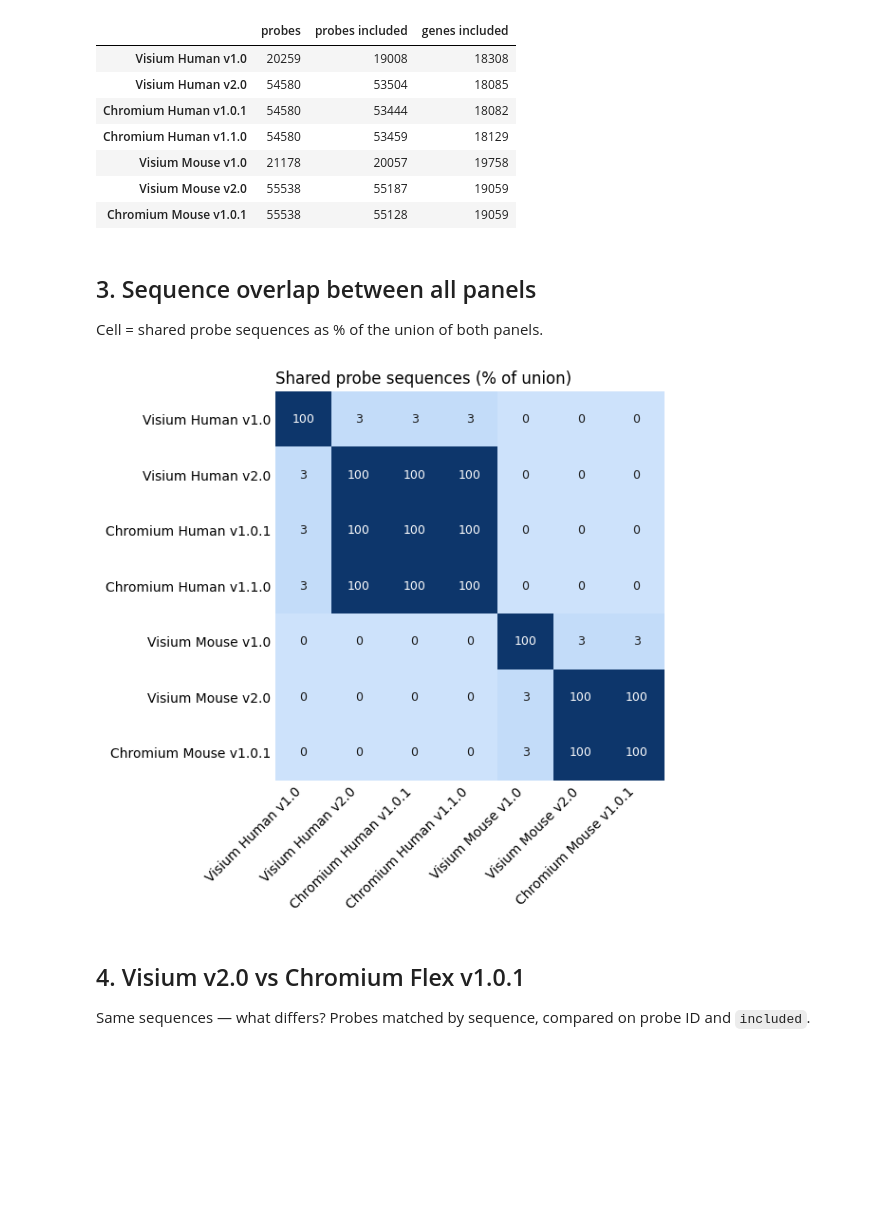
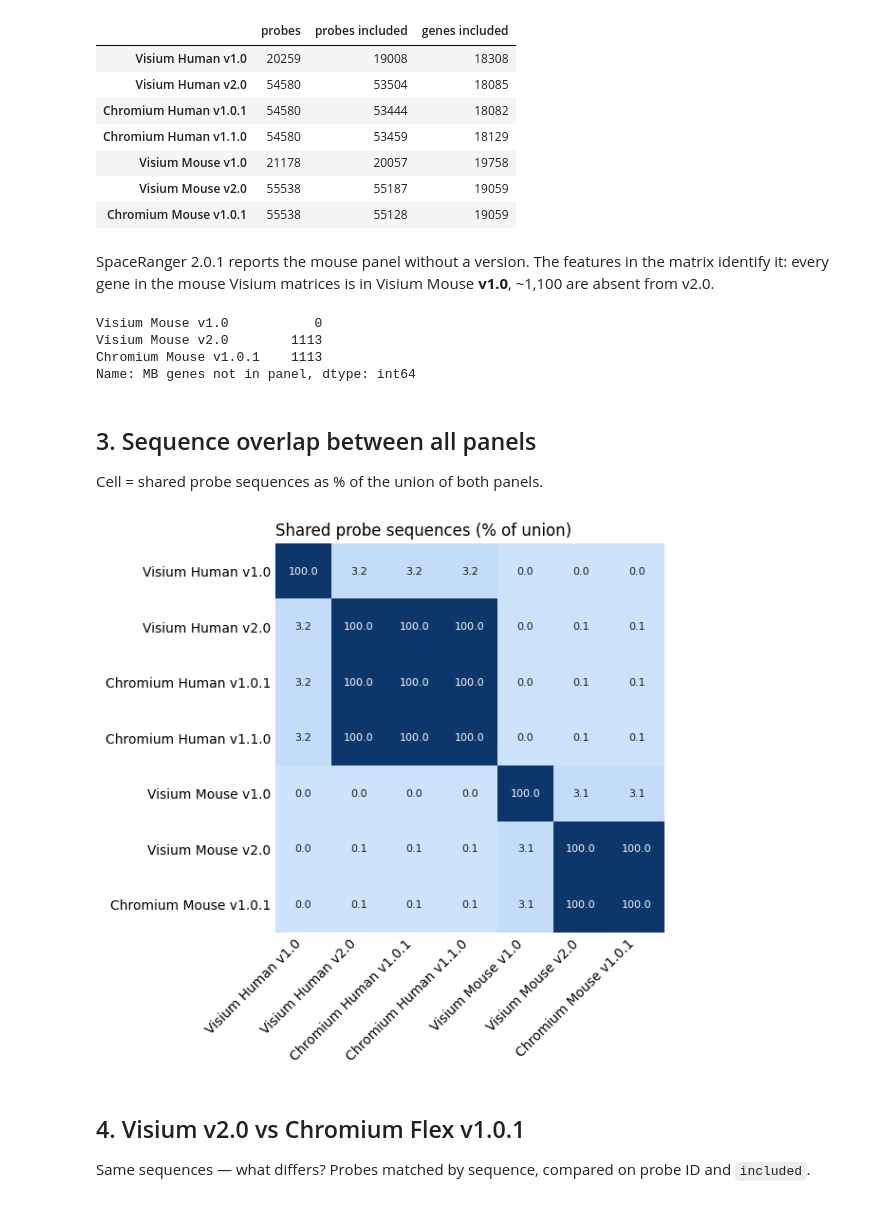
Before and after one commit to spatial-research/SIMPlex_analysis, a Jupyter notebook: scripts/jupyter/technical/probe_overlap.ipynb, the cells around one changed output. Saved outputs shown, nothing was run; the diff lists cells and outputs as text; code cells hidden in the pictures; blank space fills up the shorter version.

```diff
--- a/scripts/jupyter/technical/probe_overlap.ipynb
+++ b/scripts/jupyter/technical/probe_overlap.ipynb
@@ -71,6 +93,18 @@ pd.DataFrame({name: {"probes": len(p),
 | Visium Mouse v1.0 | 21178 | 20057 | 19758 |
 | Visium Mouse v2.0 | 55538 | 55187 | 19059 |
 | Chromium Mouse v1.0.1 | 55538 | 55128 | 19059 |
+# %% [markdown]
+SpaceRanger 2.0.1 reports the mouse panel without a version. The features in the matrix identify it:
+every gene in the mouse Visium matrices is in Visium Mouse **v1.0**, ~1,100 are absent from v2.0.
+# %%
+mb = sc.read_10x_h5(ROOT / "data/spatial/spaceranger/mouse_brain/B/filtered_feature_bc_matrix.h5")
+pd.Series({n: len(set(mb.var.gene_ids) - set(probes[n].gene_id)) for n in PROBE_SETS if "Mouse" in n},
+          name="MB genes not in panel")
+# %% [output]
+Visium Mouse v1.0           0
+Visium Mouse v2.0        1113
+Chromium Mouse v1.0.1    1113
+Name: MB genes not in panel, dtype: int64
 # %% [markdown]
 ## 3. Sequence overlap between all panels
 
@@ -78,28 +112,28 @@ Cell = shared probe sequences as % of the union of both panels.
 # %%
 names = list(probes)
 seqs = {n: set(probes[n].probe_seq) for n in names}
 overlap = pd.DataFrame([[100 * len(seqs[a] & seqs[b]) / len(seqs[a] | seqs[b]) for b in names] for a in names],
                        index=names, columns=names)
 overlap.round(1).to_csv(OUT_DIR / "sequence_overlap_pct.csv")
 
 blues = LinearSegmentedColormap.from_list("blues", ["#cde2fb", "#6da7ec", "#256abf", "#0d366b"])
 fig, ax = plt.subplots(figsize=(7, 6))
 ax.imshow(overlap, cmap=blues, vmin=0, vmax=100)
 for i in range(len(names)):
     for j in range(len(names)):
         v = overlap.iat[i, j]
-        ax.text(j, i, f"{v:.0f}", ha="center", va="center", fontsize=9, color="white" if v > 50 else "#1a1a1a")
+        ax.text(j, i, f"{v:.1f}", ha="center", va="center", fontsize=8, color="white" if v > 50 else "#1a1a1a")
 ax.set_xticks(range(len(names)), names, rotation=45, ha="right")
 ax.set_yticks(range(len(names)), names)
 ax.tick_params(length=0)
 for s in ax.spines.values():
     s.set_visible(False)
 ax.set_title("Shared probe sequences (% of union)", loc="left")
 fig.tight_layout()
 fig.savefig(OUT_DIR / "sequence_overlap_heatmap.pdf")
 plt.show()
 # %% [output]
-[figure, old version]
+[figure, new version]
 # %% [markdown]
 ## 4. Visium v2.0 vs Chromium Flex v1.0.1
 
```
Also changed, not shown: parts of 18 cells of this notebook, 1 other file.
